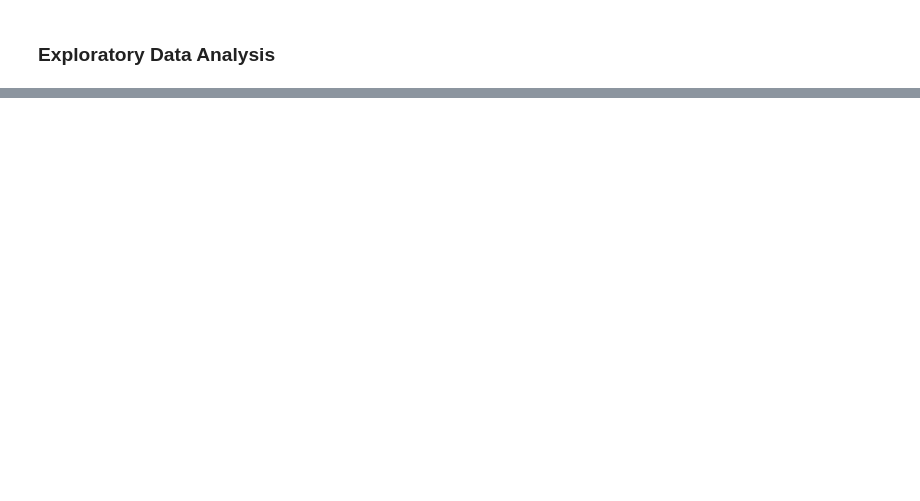
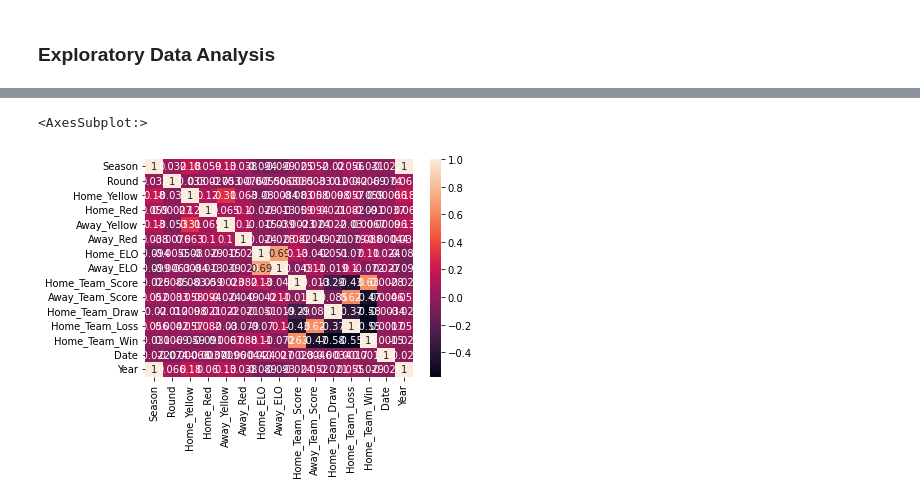
Before and after one commit to Gagan-Sehmbi/Football-Match-Outcome-Prediction, a Jupyter notebook: main.ipynb, the cells around one changed output, grey strips where cells are left out. Drawn from its saved outputs; the diff is of its cells as text; code cells hidden in the pictures; blank space fills up the shorter version.

```diff
--- a/main.ipynb
+++ b/main.ipynb
@@ -719,6 +816,7 @@ values_to_update ={
 
 df = df.replace(values_to_update)
 df.drop(columns='City', inplace=True)
+df.drop(columns='Country', inplace=True)
 df
 # %% [output]
 A value is trying to be set on a copy of a slice from a DataFrame.
@@ -1024,0 +1004,5 @@ df_result
+# %%
+sns.heatmap(df.corr(), annot=True)
+# %% [output]
+<AxesSubplot:>
+[figure, added]
```
Also changed, not shown: parts of 61 cells of this notebook.
